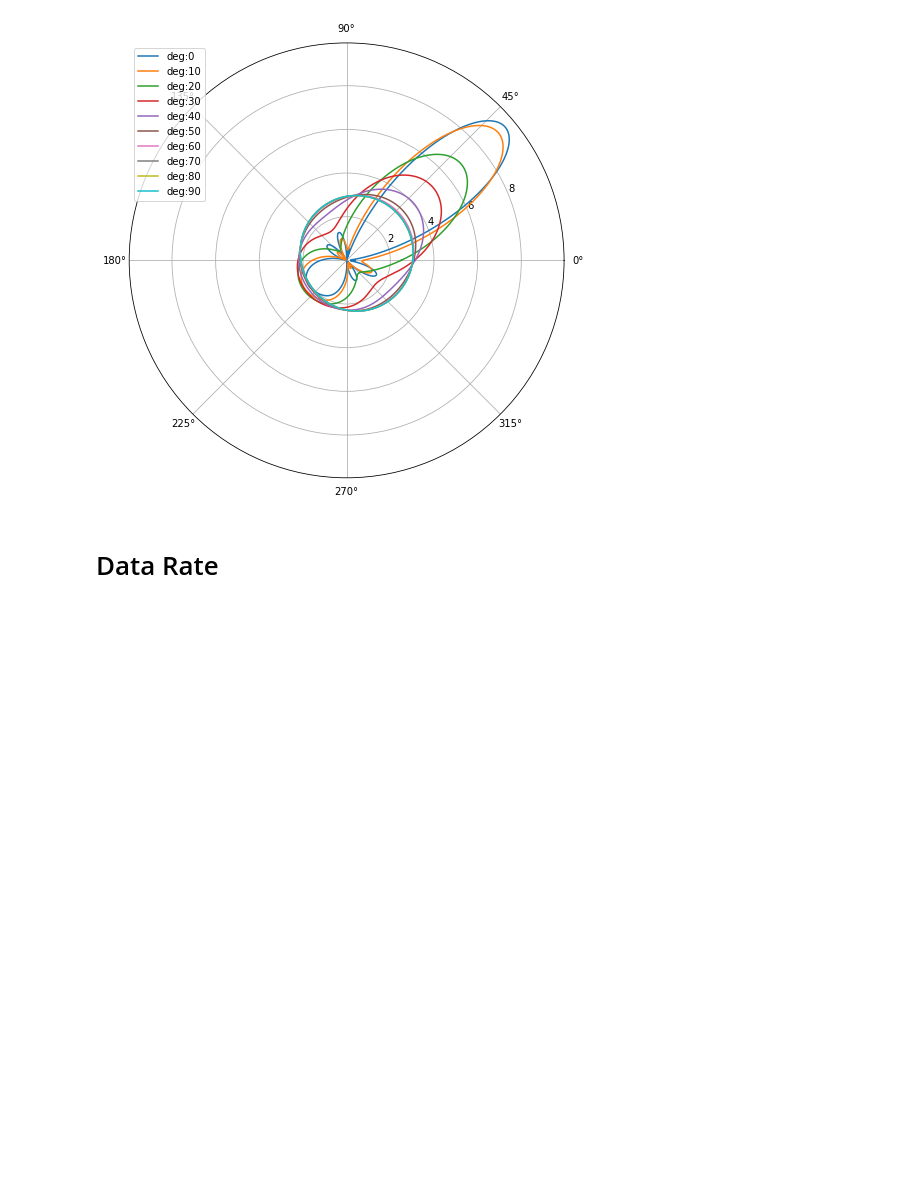
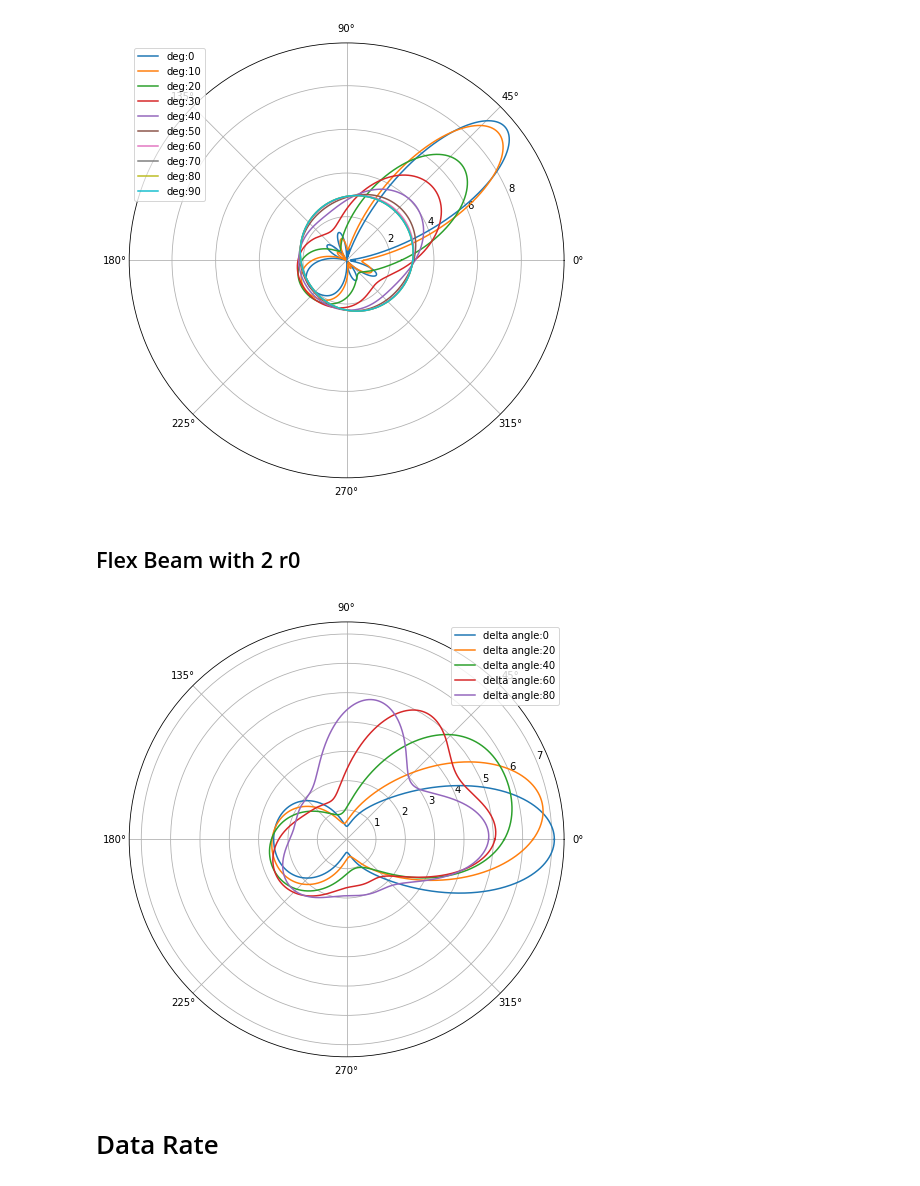
Before and after one commit to HaoxinSEU/SSP_beamforming, a Jupyter notebook: Simulation.ipynb, the cells around one changed output. Drawn from its saved outputs; the diff is of its cells as text; code cells hidden in the pictures; blank space fills up the shorter version.

```diff
--- a/Simulation.ipynb
+++ b/Simulation.ipynb
@@ -21,9 +21,10 @@ def flex_beam(p,lambda_,r0,Thetas,N=10000,figsize=(10,8)):
         r0=np.expand_dims(r0,axis=0)
     if Thetas.shape[0]!=r0.shape[0]:
         Thetas=Thetas.repeat(r0.shape[0])
-    Theta=Thetas/360*2*np.pi
+
+    Theta=Thetas.reshape(-1)/360*2*np.pi
     sigma=np.sqrt(2-2*np.cos(Theta))
-    ampli=(2*np.pi)**2*np.exp(-2*(np.pi**2)*(sigma**2)*(np.linalg.norm(p,axis=1)**2)).reshape((-1,1))
+    ampli=np.exp(-2*(np.pi**2)*np.dot((np.linalg.norm(p,axis=1)**2).reshape((-1,1)),(sigma**2).reshape((1,-1))))
     w=np.multiply(ampli,np.exp(-1j*2*np.pi*np.dot(p,r0.T)/(lambda_)))
     w=w/np.sqrt(np.sum(abs(w)**2,axis=0))
     w=np.sum(w,axis=1)
@@ -122,6 +123,21 @@ for i in range(10):
 plt.show()
 # %% [output]
 [figure]
+# %% [markdown]
+## Flex Beam with 2 r0
+# %%
+p=set_antenna([50,30,10],[1,0.5,0.1])
+plt.figure(figsize=(10,8))
+plt.polar()
+
+for i in range(5):
+    angle=np.array([0,i*20])/180*np.pi
+    b_gain,thetas=flex_beam(p=p,r0=np.array([np.cos(angle),np.sin(angle)]).T,Thetas=[20],lambda_=lambda_)
+    plt.plot(thetas,b_gain,label='delta angle:' +str(i*20))
+plt.legend()
+plt.show()
+# %% [output]
+[figure, added]
 # %% [markdown]
 # Data Rate
 # %%
```
